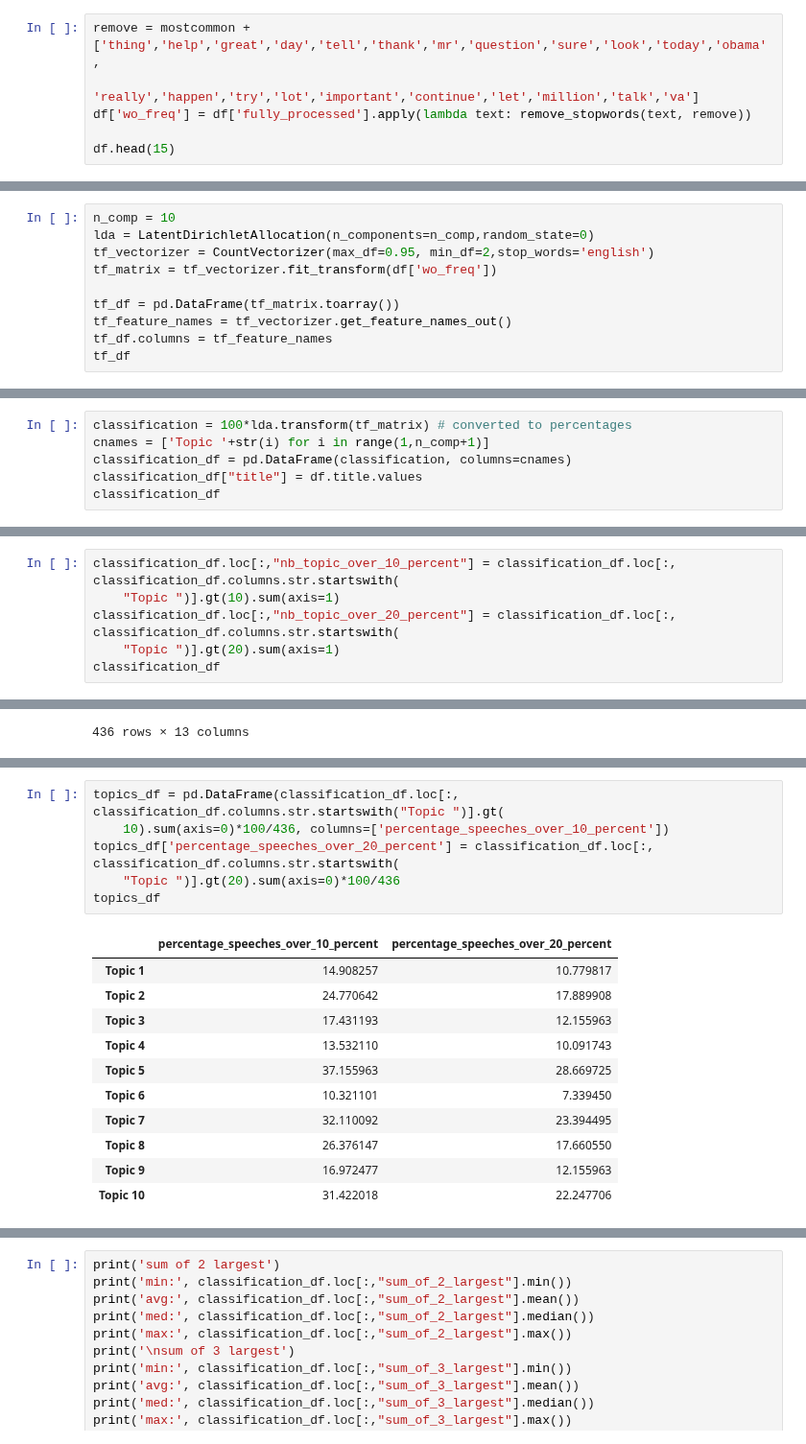
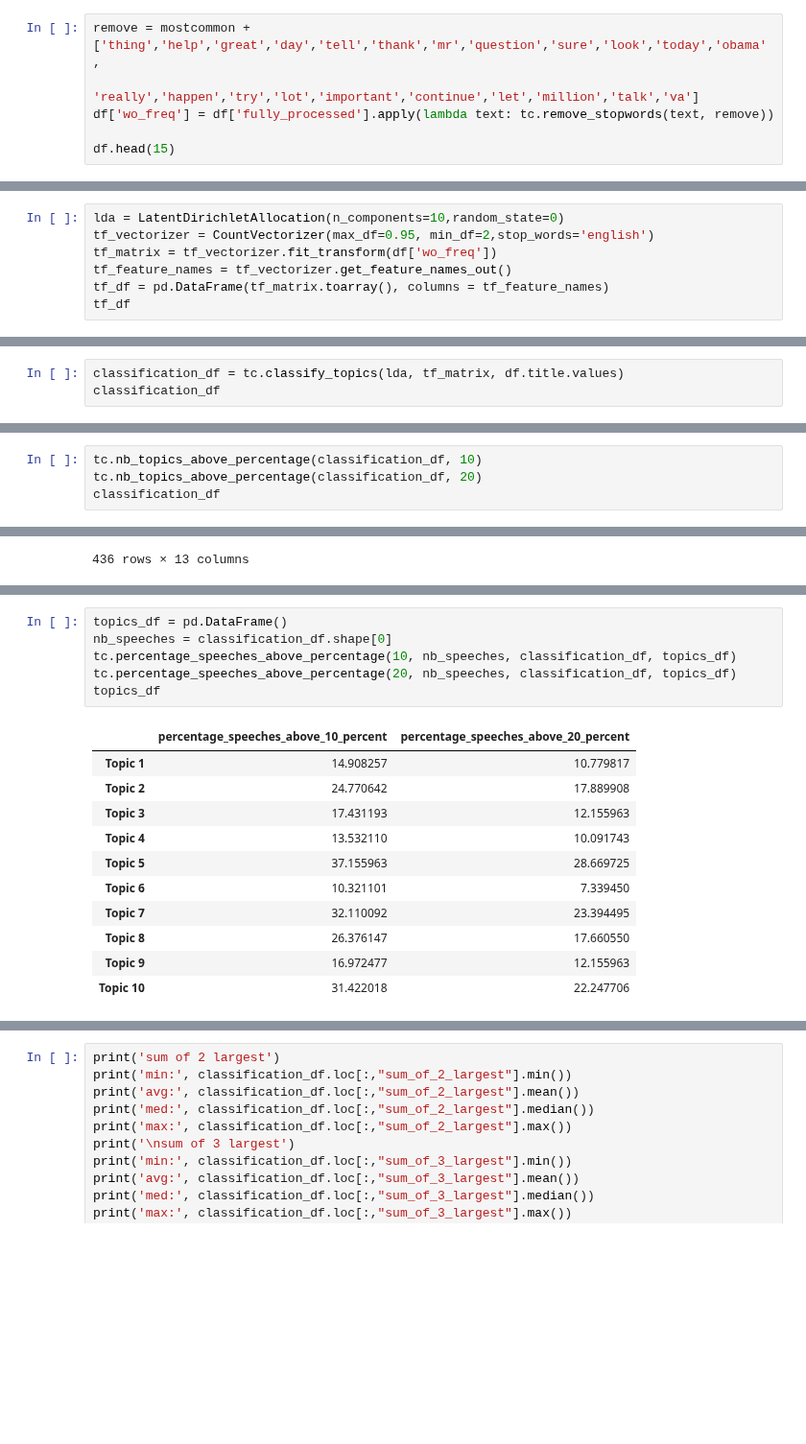
Before and after one commit to jfsalcedo10/mda-kuwait, a Jupyter notebook: notebooks/Topic Classification.ipynb, the cells around one changed output, grey strips where cells are left out. Shown at 96% size. Cells and saved outputs as stored; diff of their text form; blank space fills up the shorter version.

Commit message:
put topic classification functions in separate file

```diff
--- a/notebooks/Topic Classification.ipynb
+++ b/notebooks/Topic Classification.ipynb
@@ -212,7 +170,7 @@ mostcommon
 # %%
 remove = mostcommon + ['thing','help','great','day','tell','thank','mr','question','sure','look','today','obama',
                            'really','happen','try','lot','important','continue','let','million','talk','va']
-df['wo_freq'] = df['fully_processed'].apply(lambda text: remove_stopwords(text, remove))
+df['wo_freq'] = df['fully_processed'].apply(lambda text: tc.remove_stopwords(text, remove))
 
 df.head(15)
 # %% [output]
@@ -233,14 +191,11 @@ df.head(15)
 | 13 | Holocaust_Days_of_Remembrance | Thank you very much. To Sara Bloo... | thank you very much. to sara bloo... | [thank you very much., to sara bl... | thank you very much to sara bloom... | thank much sara bloomfield wonder... | much sara bloomfield wonderful in... |
 | 14 | PM_Abe_of_Japan_Joint_Presser | Prime Minister Abe: As interprete... | prime minister abe: as interprete... | [prime minister abe: as interpret... | prime minister abe as interpreted... | prime minister abe interpreted be... | prime minister abe interpreted be... |
 # %%
-n_comp = 10
-lda = LatentDirichletAllocation(n_components=n_comp,random_state=0)
+lda = LatentDirichletAllocation(n_components=10,random_state=0)
 tf_vectorizer = CountVectorizer(max_df=0.95, min_df=2,stop_words='english')
 tf_matrix = tf_vectorizer.fit_transform(df['wo_freq'])
-
-tf_df = pd.DataFrame(tf_matrix.toarray())
 tf_feature_names = tf_vectorizer.get_feature_names_out()
-tf_df.columns = tf_feature_names
+tf_df = pd.DataFrame(tf_matrix.toarray(), columns = tf_feature_names)
 tf_df
 # %% [output]
 |  | aa | aaa | aaron | aarp | abadi | abandon | abbas | abbott | abc | abdi | ... | ... |
@@ -303,10 +258,7 @@ for topic_idx, topic in enumerate(lda.components_):
 ['gun', 'life', 'community', 'family', 'child', 'school', 'law', 'kid', 'everybody', 'young']
 [figure]
 # %%
-classification = 100*lda.transform(tf_matrix) # converted to percentages
-cnames = ['Topic '+str(i) for i in range(1,n_comp+1)]
-classification_df = pd.DataFrame(classification, columns=cnames)
-classification_df["title"] = df.title.values
+classification_df = tc.classify_topics(lda, tf_matrix, df.title.values)
 classification_df
 # %% [output]
 |  | Topic 1 | Topic 2 | Topic 3 | Topic 4 | Topic 5 | Topic 6 | Topic 7 | Topic 8 | Topic 9 | Topic 10 | title |
@@ -323,10 +275,8 @@ classification_df
 | 435 | 0.008002 | 0.008002 | 10.309447 | 0.008002 | 40.081385 | 9.777587 | 12.231847 | 0.008002 | 0.008003 | 27.559723 | Michigan_University_Commencement |
 436 rows × 11 columns
 # %%
-classification_df.loc[:,"nb_topic_over_10_percent"] = classification_df.loc[:, classification_df.columns.str.startswith(
-    "Topic ")].gt(10).sum(axis=1)
-classification_df.loc[:,"nb_topic_over_20_percent"] = classification_df.loc[:, classification_df.columns.str.startswith(
-    "Topic ")].gt(20).sum(axis=1)
+tc.nb_topics_above_percentage(classification_df, 10)
+tc.nb_topics_above_percentage(classification_df, 20)
 classification_df
 # %% [output]
 |  | Topic 1 | Topic 2 | Topic 3 | Topic 4 | Topic 5 | Topic 6 | Topic 7 | Topic 8 | Topic 9 | Topic 10 | title | ... |
@@ -362,13 +312,13 @@ min: 1
 avg: 1.6238532110091743
 max: 3
 # %%
-topics_df = pd.DataFrame(classification_df.loc[:, classification_df.columns.str.startswith("Topic ")].gt(
-    10).sum(axis=0)*100/436, columns=['percentage_speeches_over_10_percent'])
-topics_df['percentage_speeches_over_20_percent'] = classification_df.loc[:, classification_df.columns.str.startswith(
-    "Topic ")].gt(20).sum(axis=0)*100/436
+topics_df = pd.DataFrame()
+nb_speeches = classification_df.shape[0]
+tc.percentage_speeches_above_percentage(10, nb_speeches, classification_df, topics_df)
+tc.percentage_speeches_above_percentage(20, nb_speeches, classification_df, topics_df)
 topics_df
 # %% [output]
-|  | percentage_speeches_over_10_percent | percentage_speeches_over_20_percent |
+|  | percentage_speeches_above_10_percent | percentage_speeches_above_20_percent |
 | Topic 1 | 14.908257 | 10.779817 |
 | Topic 2 | 24.770642 | 17.889908 |
 | Topic 3 | 17.431193 | 12.155963 |
```
Also changed, not shown: parts of 9 cells of this notebook, 1 other file.
